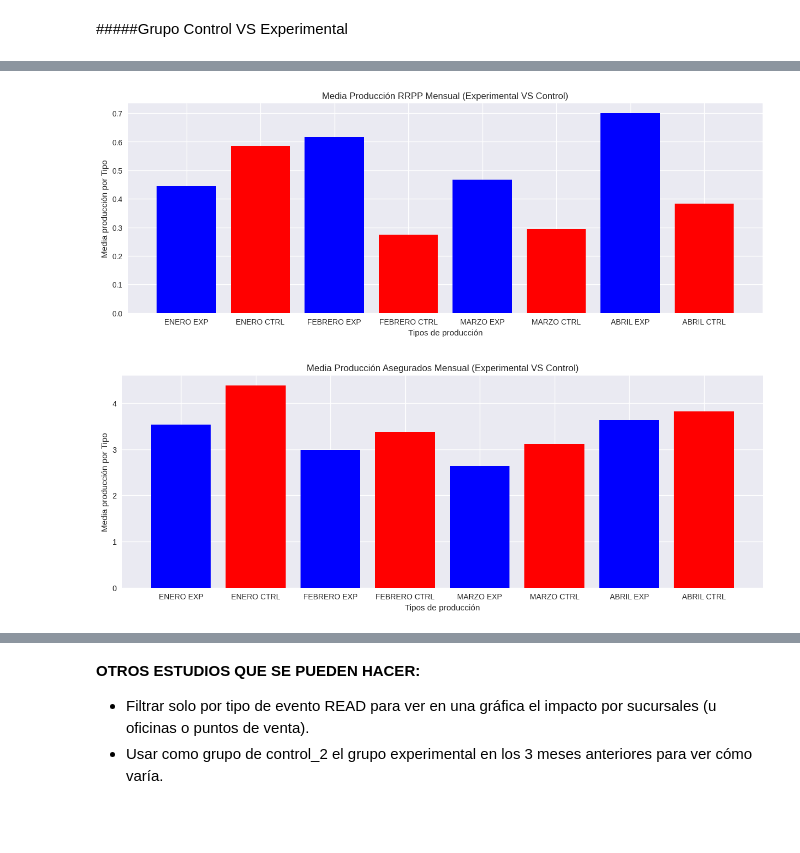
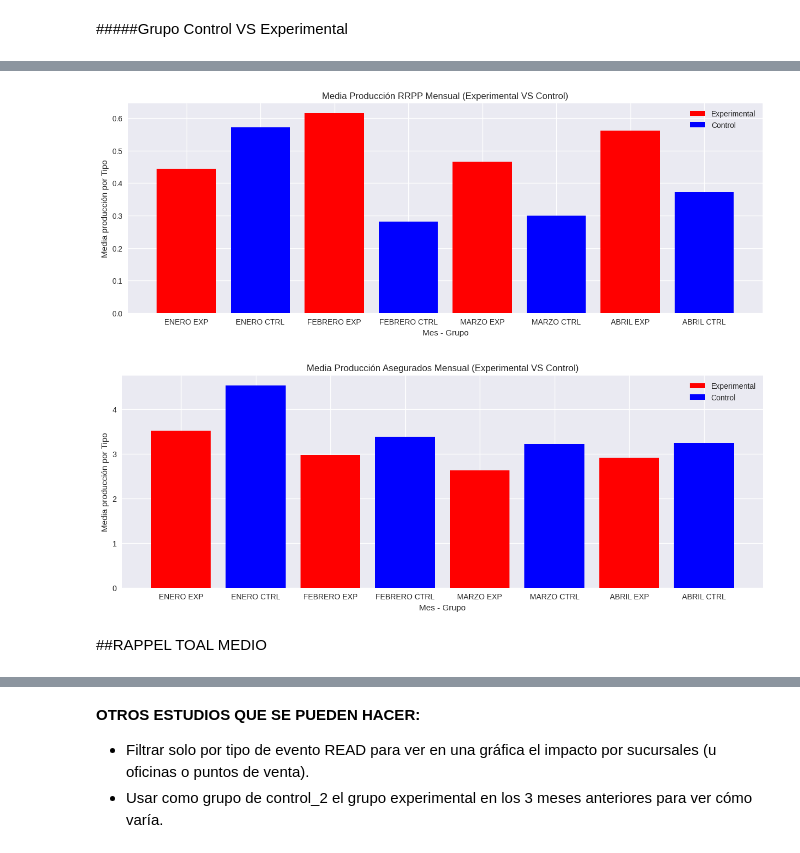
Before and after one commit to Ana-AlonsoCanizares/AA_GRUPO3, a Jupyter notebook: PruebaControl_OCASO.ipynb, the cells around one changed output, grey strips where cells are left out. Drawn from its saved outputs; the diff is of its cells as text; code cells hidden in the pictures; blank space fills up the shorter version.

```diff
--- a/PruebaControl_OCASO.ipynb
+++ b/PruebaControl_OCASO.ipynb
@@ -92,7 +97,13 @@ def clean_production(df):
     return df
 
 def cols_prod_month(df):
-  cols = ['SUCURSAL', 'OFICINA', 'COD. AGENTE', 'NIF', 'POL. FIS. HOGAR', 'POL. FIS. RRTT', 'POL. FIS. RRPP', 'ASEG.', 'POL. CORREG.', 'POL. FISIC.']
+  cols = ['SUCURSAL', 'OFICINA', 'COD. AGENTE', 'NIF', 'POL. FIS. HOGAR', 'POL. FIS. RRTT', 'POL. FIS. RRPP', 'ASEG.', 'POL. CORREG.', 'POL. FISIC.', 'RAPPEL', 'IMP. MENSUAL XL', 'IMP. MENSUAL XXL', 'RAPPEL_TOTAL', 'COBRA_RAPPEL', 'COBRA_RAPPELXXL']
+  # Sumar todos los rappeles en uno para poder visualizarlo luego
+  df['RAPPEL_TOTAL'] = df['RAPPEL'] + df['IMP. MENSUAL XL'] + df['IMP. MENSUAL XXL']
+  # Crear la columna 'COBRA_ALGO' en función de si 'RAPPEL' es distinto de 0
+  df['COBRA_RAPPEL'] = np.where(df['RAPPEL'] != 0, 1, 0)
+  df['COBRA_RAPPELXXL'] = np.where(df['IMP. MENSUAL XXL'] != 0, 1, 0)
+
   df = df[cols]
   return df
 # %%
@@ -150,6 +161,7 @@ See the caveats in the documentation: https://pandas.pydata.org/pandas-docs/stab
 # %%
 # Elimino a IRENE DELGADO JIMENEZ el outlier del Grupo de ctrl
 Gr2 = Gr2[Gr2['NOMBRE'] != 'IRENE DELGADO JIMENEZ']
+Gr2 = Gr2[Gr2['NOMBRE'] != 'ALICIA GOBIERNO ALONSO']
 # %%
 gr_exp = pd.concat([for_gr_exp, est_gr_exp], ignore_index=True)
 # %%
@@ -1247,25 +1269,29 @@ medias_rrpp = [media_rrpp_enero_exp, media_rrpp_enero_ctrl, media_rrpp_febrero_e
 
 # Crear el gráfico de barras
 plt.figure(figsize=(15, 5))
-plt.bar(columnas_meses, medias_rrpp, color = ['blue', 'red'])
-plt.xlabel('Tipos de producción')
+bars = plt.bar(columnas_meses, medias_rrpp, color=['red', 'blue'])
+plt.xlabel('Mes - Grupo')
 plt.ylabel('Media producción por Tipo')
 plt.title('Media Producción RRPP Mensual (Experimental VS Control)')
+plt.legend([bars[0], bars[1]], ['Experimental', 'Control'])
 plt.show()
 # %% [output]
-[figure, old version]
+[figure, new version]
 # %%
 # Preparar datos para el gráfico
 medias_aseg = [media_aseg_enero_exp, media_aseg_enero_ctrl, media_aseg_febrero_exp, media_aseg_febrero_ctrl, media_aseg_marzo_exp, media_aseg_marzo_ctrl, media_aseg_abril_exp, media_aseg_abril_ctrl]
                     # , media_aseg_mayo_exp, media_aseg_mayo_ctrl, media_aseg_junio_exp, media_aseg_junio_ctrl]
 
 
 # Crear el gráfico de barras
 plt.figure(figsize=(15, 5))
-plt.bar(columnas_meses, medias_aseg, color = ['blue', 'red'])
-plt.xlabel('Tipos de producción')
+bars = plt.bar(columnas_meses, medias_aseg, color=['red', 'blue'])
+plt.xlabel('Mes - Grupo')
 plt.ylabel('Media producción por Tipo')
 plt.title('Media Producción Asegurados Mensual (Experimental VS Control)')
+plt.legend([bars[0], bars[1]], ['Experimental', 'Control'])
 plt.show()
 # %% [output]
-[figure, old version]
+[figure, new version]
+# %% [markdown]
+##RAPPEL TOAL MEDIO
```
Also changed, not shown: parts of 54 cells of this notebook.
